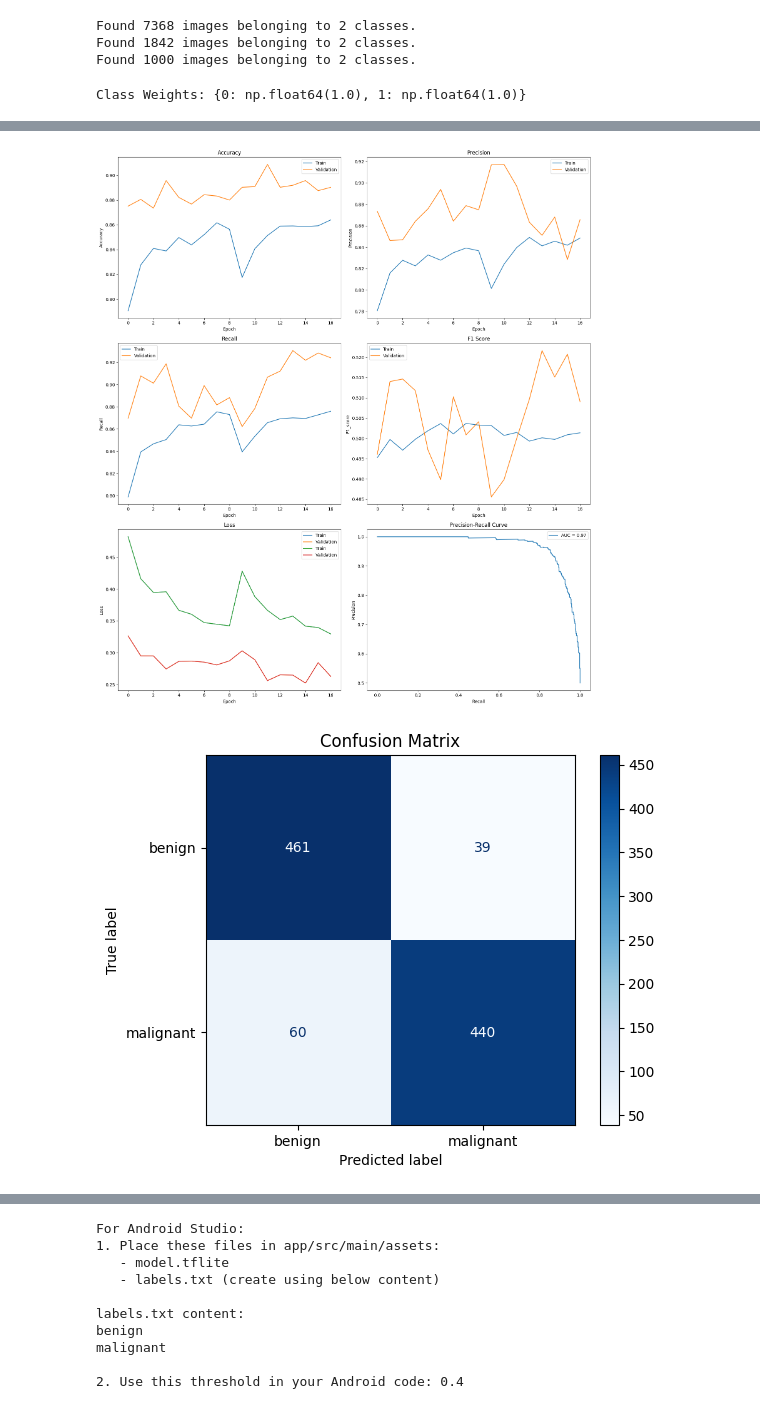
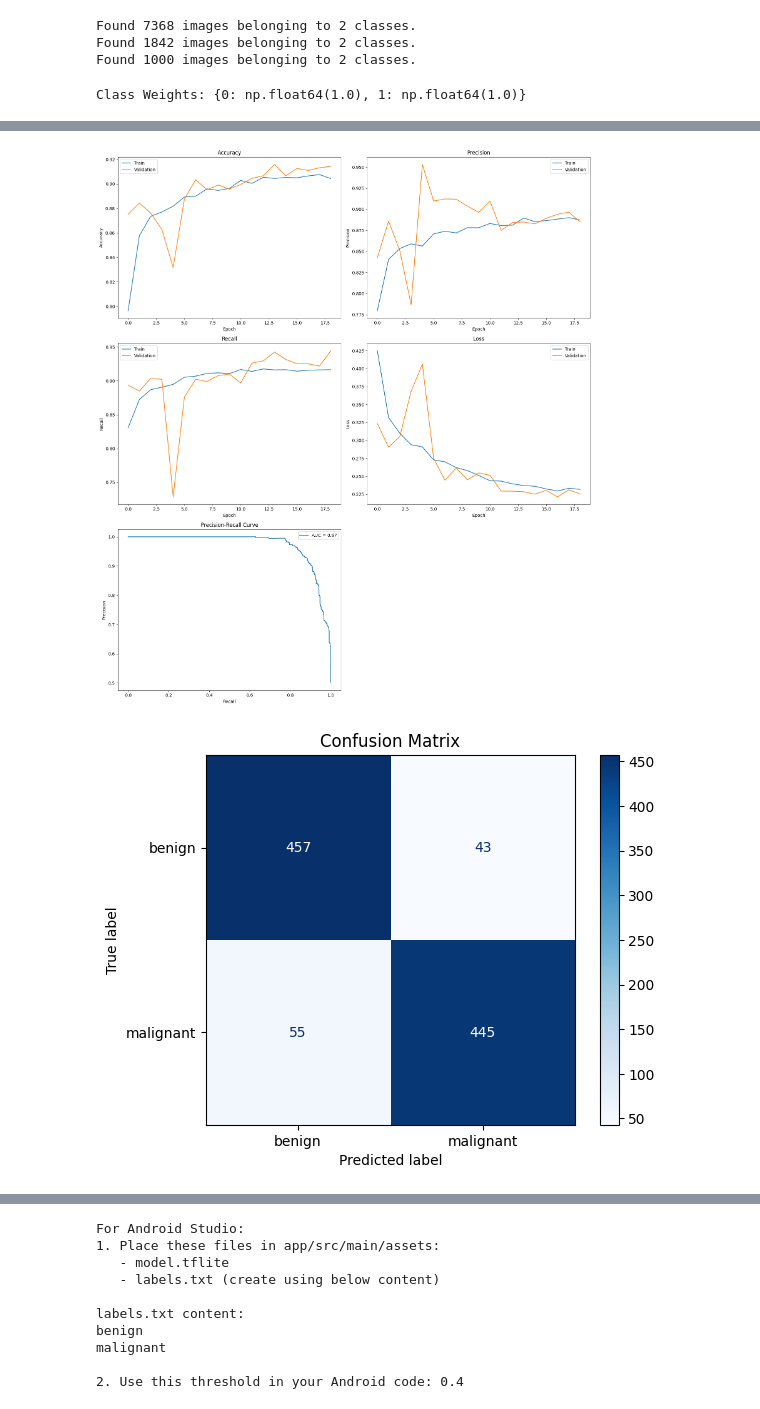
Before and after one commit to Adarshamh/MelanomaSkinDetection, a Jupyter notebook: melanoma_detection.ipynb, the cells around one changed output, grey strips where cells are left out. Saved outputs shown, nothing was run; the diff lists cells and outputs as text; code cells hidden in the pictures.

```diff
--- a/melanoma_detection.ipynb
+++ b/melanoma_detection.ipynb
@@ -24,7 +24,7 @@ EPOCHS = 20
 TFLITE_PATH = "model.tflite"
 SEED = 42
 LOSS_FUNCTION = 'binary_crossentropy'
-ARCHITECTURE = 'MobileNetV2'
+ARCHITECTURE = 'CNN'
 ACTIVATION = 'leaky_relu'
 OPTIMIZER = 'adamw'
 THRESHOLD = 0.4
@@ -162,7 +161,7 @@ def create_data_generators():
 train_gen, val_gen, test_gen = create_data_generators()
 model = build_model(ARCHITECTURE, get_activation_function(ACTIVATION))
 loss = focal_loss() if LOSS_FUNCTION == 'focal' else 'binary_crossentropy'
-custom_objects = {'focal_loss_fn': focal_loss(), 'LeakyReLU': LeakyReLU, 'f1_score': f1_score}
+custom_objects = {'focal_loss_fn': focal_loss(), 'LeakyReLU': LeakyReLU}
 labels = train_gen.classes
 class_weights = compute_class_weight(class_weight='balanced', classes=np.unique(labels), y=labels)
 class_weight_dict = dict(enumerate(class_weights))
@@ -173,8 +172,7 @@ model.compile(
     loss=loss,
     metrics=['accuracy',
              tf.keras.metrics.Recall(name='recall', thresholds=THRESHOLD),
-             tf.keras.metrics.Precision(name='precision', thresholds=THRESHOLD),
-             f1_score]
+             tf.keras.metrics.Precision(name='precision', thresholds=THRESHOLD)]
 )
 
 callbacks = [
@@ -201,8 +199,7 @@ if FINE_TUNE and ARCHITECTURE != 'CNN':
         loss=loss,
         metrics=['accuracy',
                  tf.keras.metrics.Recall(name='recall', thresholds=THRESHOLD),
-                 tf.keras.metrics.Precision(name='precision', thresholds=THRESHOLD),
-                 f1_score]
+                 tf.keras.metrics.Precision(name='precision', thresholds=THRESHOLD)]
     )
     history_fine = model.fit(
         train_gen,
@@ -216,14 +213,29 @@ if FINE_TUNE and ARCHITECTURE != 'CNN':
         history.history[key] += history_fine.history[key]
 
 model = tf.keras.models.load_model('best_model.keras', custom_objects=custom_objects)
+
+# Get final validation metrics
+val_results = model.evaluate(val_gen)
+print(f"\nValidation Metrics:")
+print(f"Loss: {val_results[0]:.4f}")
+print(f"Accuracy: {val_results[1]:.4f}")
+print(f"Precision: {val_results[3]:.4f}")  # Note the index order
+print(f"Recall: {val_results[2]:.4f}")
+
+# Get test metrics
 test_results = model.evaluate(test_gen)
-print(f"\nTest Metrics:\nLoss: {test_results[0]:.4f}\nAccuracy: {test_results[1]:.4f}\nRecall: {test_results[2]:.4f}\nPrecision: {test_results[3]:.4f}\nF1 Score: {test_results[4]:.4f}")
+print(f"\nTest Metrics:")
+print(f"Loss: {test_results[0]:.4f}")
+print(f"Accuracy: {test_results[1]:.4f}")
+print(f"Precision: {test_results[3]:.4f}")
+print(f"Recall: {test_results[2]:.4f}")
+
 y_probs = model.predict(test_gen)
 y_pred = (y_probs > THRESHOLD).astype(int)
 
 plt.figure(figsize=(16, 18))
-metrics = ['accuracy', 'precision', 'recall', 'f1_score', 'loss']
-titles = ['Accuracy', 'Precision', 'Recall', 'F1 Score', 'Loss']
+metrics = ['accuracy', 'precision', 'recall', 'loss']
+titles = ['Accuracy', 'Precision', 'Recall', 'Loss']
 
 for i, metric in enumerate(metrics):
     plt.subplot(3, 2, i + 1)
@@ -235,14 +247,6 @@ for i, metric in enumerate(metrics):
     plt.legend()
 
 plt.subplot(3, 2, 5)
-plt.plot(history.history['loss'], label='Train')
-plt.plot(history.history['val_loss'], label='Validation')
-plt.title('Loss')
-plt.xlabel('Epoch')
-plt.ylabel('Loss')
-plt.legend()
-
-plt.subplot(3, 2, 6)
 precision, recall, _ = precision_recall_curve(test_gen.classes, y_probs)
 plt.plot(recall, precision, label=f'AUC = {auc(recall, precision):.2f}')
 plt.xlabel('Recall')
@@ -283,5 +287,5 @@ F1 Score: 0.4590
-[figure, old version]
+[figure, new version]
-[figure, old version]
+[figure, new version]
 # %%
 # ==================
 # MODEL EXPORT
```
Also changed, not shown: parts of 6 cells of this notebook.
